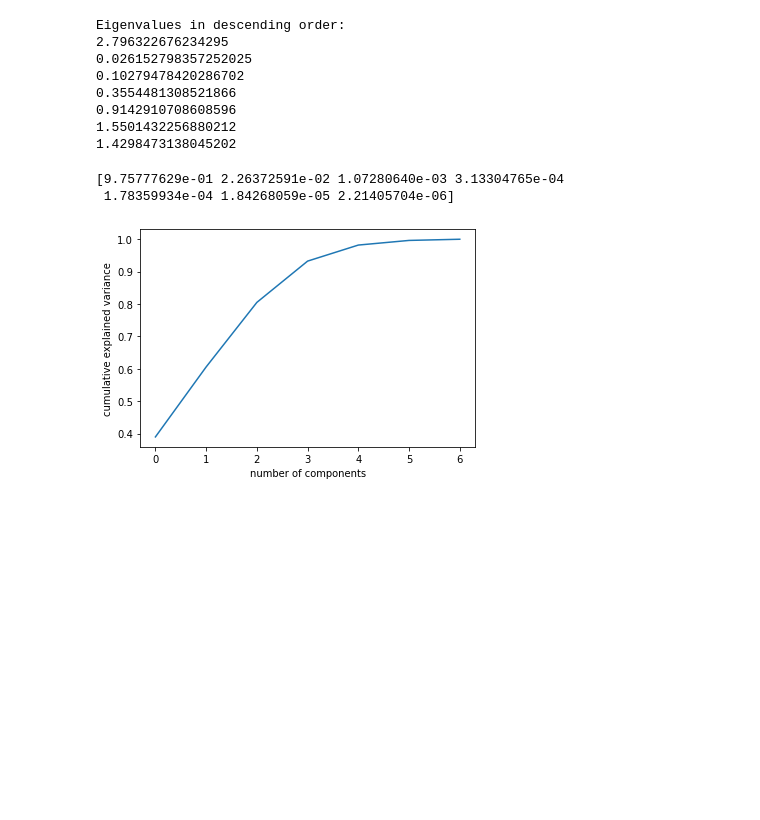
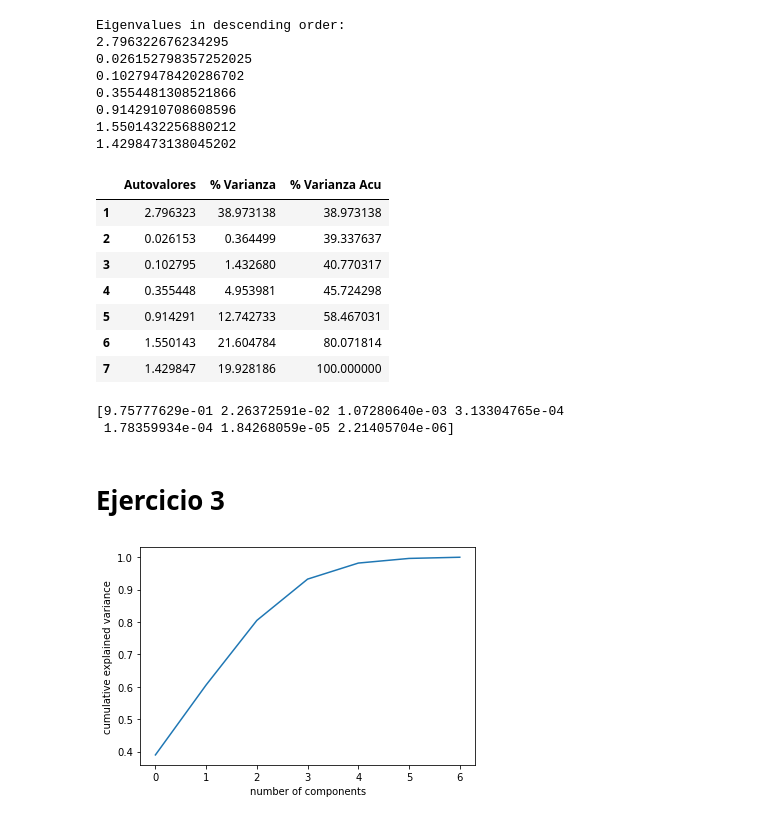
Before and after one commit to roig7/Practicamining1, a Jupyter notebook: LAB01-GRUPORoigChavarri/Practica3PCA.ipynb, the cells around one changed output. Saved outputs shown, nothing was run; the diff lists cells and outputs as text; code cells hidden in the pictures; blank space fills up the shorter version.

```diff
--- a/LAB01-GRUPORoigChavarri/Practica3PCA.ipynb
+++ b/LAB01-GRUPORoigChavarri/Practica3PCA.ipynb
@@ -96,3 +96,23 @@ Eigenvalues in descending order:
 0.9142910708608596
 1.5501432256880212
 1.4298473138045202
+# %%
+porcentajecov=[] #Matriz vacia en la que guardamos los porcentajes
+sumatorio=eig_vals.sum() #Almacenamos el sumatorio de los autovalores
+sumatorio
+for i in eig_pairs:#Bucle para sacar los porcentajes de varianza
+    porcentcov=(i[0]*100)/sumatorio
+    porcentajecov.append(porcentcov)#Se añadiran los valores obtenidos a la matriz
+dataframe=pd.DataFrame(eig_vals,index=['1', '2', '3', '4', '5', '6','7'],columns=['Autovalores']) #definimos un df de autovalores
+dataframe['% Varianza']= porcentajecov #Añadimos la columna de porcentaje
+dataframe['% Varianza Acu']= dataframe['% Varianza'].cumsum() #Añadimos la columna de porcentaje acumulado
+dataframe
+# %% [output]
+|  | Autovalores | % Varianza | % Varianza Acu |
+| 1 | 2.796323 | 38.973138 | 38.973138 |
+| 2 | 0.026153 | 0.364499 | 39.337637 |
+| 3 | 0.102795 | 1.432680 | 40.770317 |
+| 4 | 0.355448 | 4.953981 | 45.724298 |
+| 5 | 0.914291 | 12.742733 | 58.467031 |
+| 6 | 1.550143 | 21.604784 | 80.071814 |
+| 7 | 1.429847 | 19.928186 | 100.000000 |
@@ -103,3 +128,5 @@ print (pca.explained_variance_ratio_)
 # %% [output]
 [9.75777629e-01 2.26372591e-02 1.07280640e-03 3.13304765e-04
  1.78359934e-04 1.84268059e-05 2.21405704e-06]
+# %% [markdown]
+# Ejercicio 3
```
Also changed, not shown: parts of 10 cells of this notebook.
